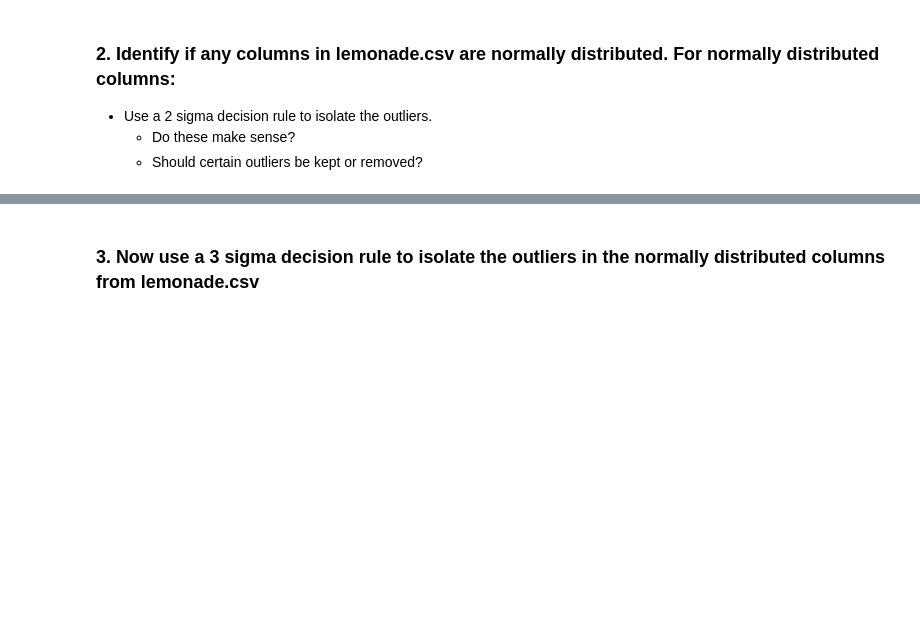
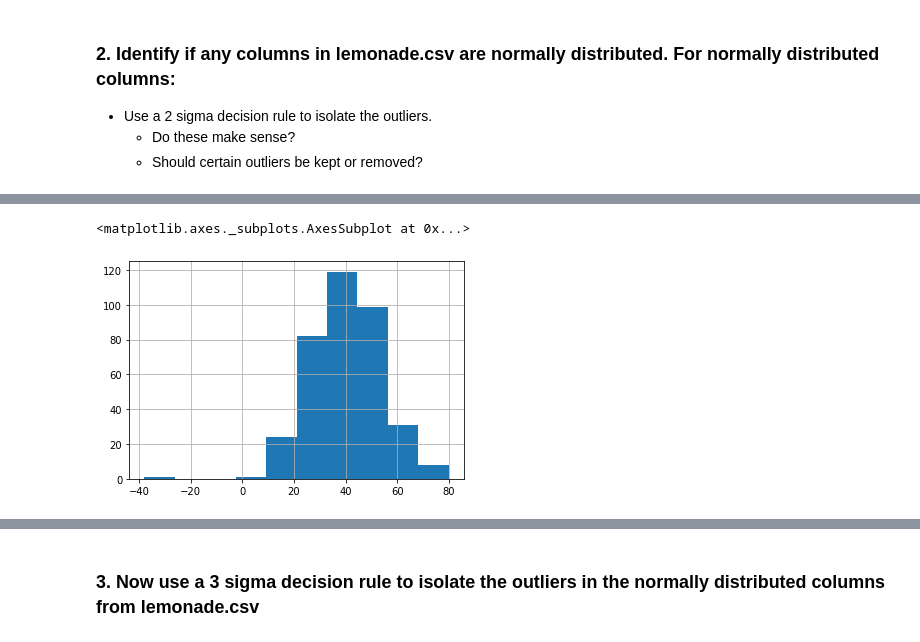
Before and after one commit to dbojado/anomaly-detection-exercises, a Jupyter notebook: continuous_probabilistic_methods.ipynb, the cells around one changed output, grey strips where cells are left out. Drawn from its saved outputs; the diff is of its cells as text; code cells hidden in the pictures; blank space fills up the shorter version.

```diff
--- a/continuous_probabilistic_methods.ipynb
+++ b/continuous_probabilistic_methods.ipynb
@@ -17,0 +228,5 @@ Define a function named get_lower_and_upper_bounds that has two arguments. The f
+# %%
+df.Flyers.hist()
+# %% [output]
+<matplotlib.axes._subplots.AxesSubplot at 0x...>
+[figure, added]
```
Also changed, not shown: parts of 45 cells of this notebook.
